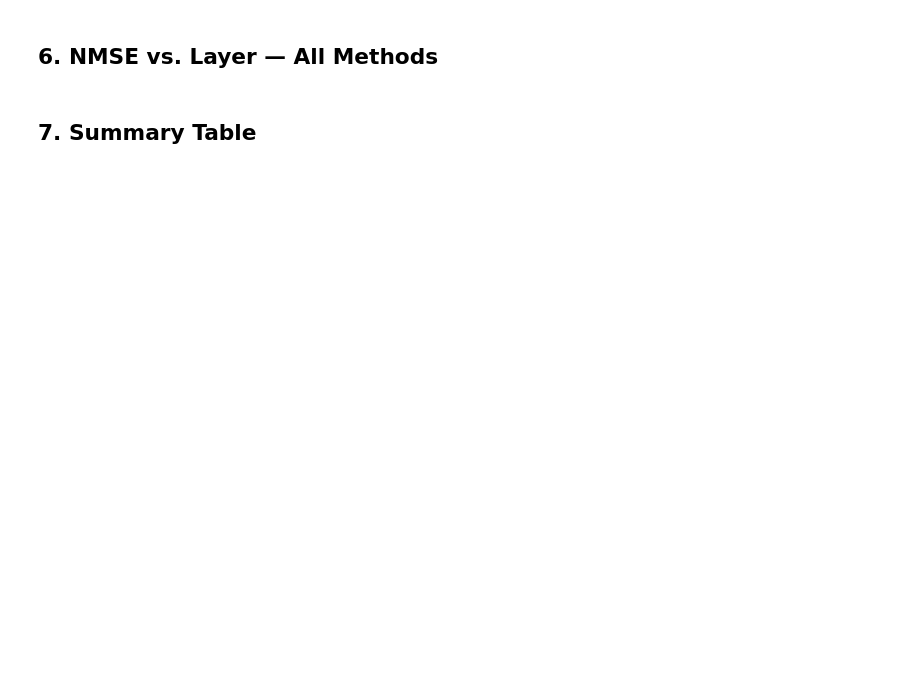
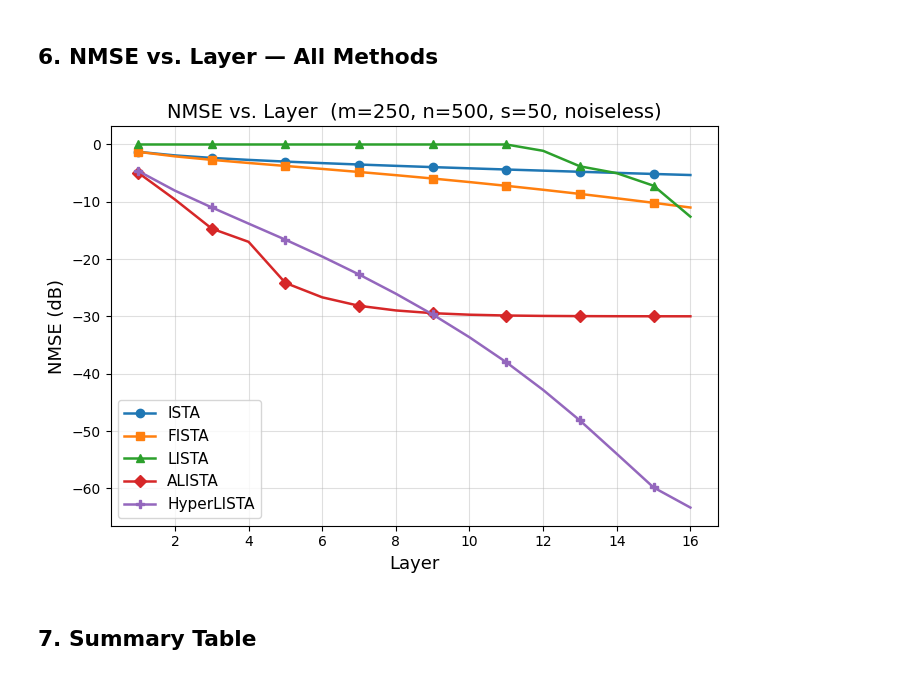
Before and after one commit to ThEpiCake/hyperlista-mbdl, a Jupyter notebook: notebooks/02_lista_alista_hyperlista.ipynb, the cells around one changed output. Drawn from its saved outputs; the diff is of its cells as text; code cells hidden in the pictures; blank space fills up the shorter version.

```diff
--- a/notebooks/02_lista_alista_hyperlista.ipynb
+++ b/notebooks/02_lista_alista_hyperlista.ipynb
@@ -75,6 +95,7 @@ print(f'ALISTA final NMSE: {alista_nmse[-1]:.2f} dB')
 # %% [markdown]
 ## 5. Tune HyperLISTA
 # %%
+import json
 hyperlista = HyperLISTA(A, n_layers=N_LAYERS, W_iters=2000).to(DEVICE)
 
 tune_result = tune_hyperlista(
@@ -84,3 +105,7 @@ tune_result = tune_hyperlista(
 print('Tuned hyperparams:', tune_result)
 hyperlista_nmse = get_layerwise_nmse(hyperlista, test_loader, DEVICE)
 print(f'HyperLISTA final NMSE: {hyperlista_nmse[-1]:.2f} dB')
+
+with open('../results/checkpoints/hyperlista_partA_hparams.json', 'w') as f:
+    json.dump({'c1': hyperlista.c1, 'c2': hyperlista.c2, 'c3': hyperlista.c3}, f)
+print(f'HyperLISTA hyperparams saved: c1={hyperlista.c1:.4f}, c2={hyperlista.c2:.4f}, c3={hyperlista.c3:.4f}')
@@ -87,20 +121,25 @@ print(f'HyperLISTA final NMSE: {hyperlista_nmse[-1]:.2f} dB')
 # %% [markdown]
 ## 6. NMSE vs. Layer — All Methods
 # %%
+import os
+os.makedirs('../results/sparse', exist_ok=True)
+
 all_results = {
     'ISTA':       ista_nmse,
     'FISTA':      fista_nmse,
     'LISTA':      lista_nmse,
     'ALISTA':     alista_nmse,
     'HyperLISTA': hyperlista_nmse,
 }
 
 fig = plot_nmse_vs_layers(
     all_results,
     title=f'NMSE vs. Layer  (m={M}, n={N}, s={S}, noiseless)',
 )
-fig.savefig('nmse_vs_layers_partA.pdf', bbox_inches='tight')
+fig.savefig('../results/sparse/nmse_vs_layers_partA.pdf', bbox_inches='tight')
 plt.show()
+# %% [output]
+[figure, added]
 # %% [markdown]
 ## 7. Summary Table
 # %%
```
Also changed, not shown: parts of 7 cells of this notebook, 19 other files.
